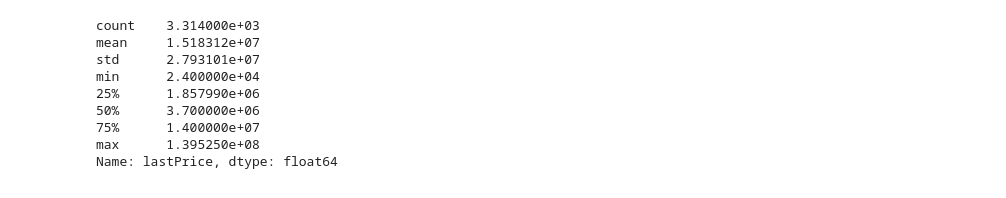
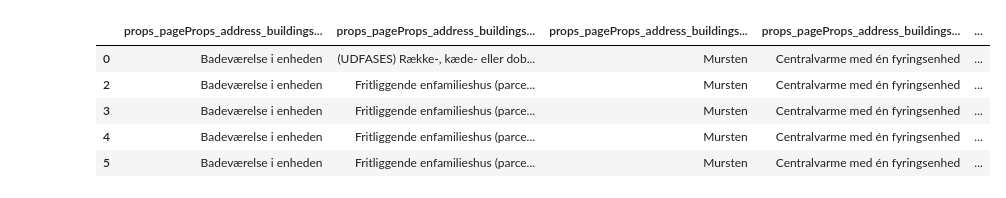
Before and after one commit to shakirmshaker/ComputationalToolsProject, a Jupyter notebook: notebooks/ShakirMaythamShaker/example.ipynb, the cells around one changed output. Cells and saved outputs as stored; diff of their text form; code cells hidden in the pictures.

Commit message:
cleaned data + k-means

```diff
--- a/notebooks/ShakirMaythamShaker/example.ipynb
+++ b/notebooks/ShakirMaythamShaker/example.ipynb
@@ -18,8 +9,0 @@ df_cleaned = df_cleaned[df_cleaned['props_pageProps_address_events_0_label'] ==
-# %%
-cols = ['props_pageProps_address_buildings_0_bathroomCondition', 'props_pageProps_address_buildings_0_buildingName',
-        'props_pageProps_address_buildings_0_externalWallMaterial', 'props_pageProps_address_buildings_0_heatingInstallation',
-        'props_pageProps_address_buildings_0_housingArea', 'props_pageProps_address_buildings_0_kitchenCondition', 'props_pageProps_address_buildings_0_numberOfFloors',
-        'props_pageProps_address_buildings_0_numberOfToilets', 'props_pageProps_address_buildings_0_roofingMaterial', 'props_pageProps_address_buildings_0_toiletCondition',
-        'props_pageProps_address_buildings_0_yearBuilt', 'props_pageProps_address_municipality_name', 'props_pageProps_address_coordinates_lat', 'props_pageProps_address_coordinates_lon',
-        'props_pageProps_address_floor', 'props_pageProps_address_municipality_numberOfSchools', 'props_pageProps_address_municipality_population', 'props_pageProps_address_events_0_at',
-        'props_pageProps_address_events_0_label', 'props_pageProps_dataLayer_virtualPagePath', 'props_pageProps_dataLayer_detailPropertyClass', 'lastPrice']
@@ -25,0 +61,2 @@ cols = ['props_pageProps_address_buildings_0_bathroomCondition', 'props_pageProp
+# %%
+concatenated_df = read_and_filter_csv_files('../../bigData')
@@ -25,0 +118,9 @@ cols = ['props_pageProps_address_buildings_0_bathroomCondition', 'props_pageProp
+# %%
+# Convert to numeric and datetime with coercion
+concatenated_df['props_pageProps_address_buildings_0_housingArea'] = pd.to_numeric(concatenated_df['props_pageProps_address_buildings_0_housingArea'], errors='coerce')
+concatenated_df['props_pageProps_address_buildings_0_numberOfFloors'] = pd.to_numeric(concatenated_df['props_pageProps_address_buildings_0_numberOfFloors'], errors='coerce', downcast='integer')
+concatenated_df['props_pageProps_address_buildings_0_numberOfToilets'] = pd.to_numeric(concatenated_df['props_pageProps_address_buildings_0_numberOfToilets'], errors='coerce', downcast='integer')
+concatenated_df['props_pageProps_address_buildings_0_yearBuilt'] = pd.to_numeric(concatenated_df['props_pageProps_address_buildings_0_yearBuilt'], errors='coerce', downcast='integer')
+concatenated_df['props_pageProps_address_coordinates_lat'] = pd.to_numeric(concatenated_df['props_pageProps_address_coordinates_lat'], errors='coerce')
+concatenated_df['props_pageProps_address_coordinates_lon'] = pd.to_numeric(concatenated_df['props_pageProps_address_coordinates_lon'], errors='coerce')
+concatenated_df['props_pageProps_address_events_0_at'] = pd.to_datetime(concatenated_df['props_pageProps_address_events_0_at'], errors='coerce')
@@ -30,9 +153,22 @@ def extract_last_price(s):
     last_price_match = re.search(r'lastPrice:(\d+)', s)
     return int(last_price_match.group(1)) if last_price_match else None
 
-df_cleaned['lastPrice'] = df_cleaned['props_pageProps_dataLayer_detailMetaData'].apply(extract_last_price)
+concatenated_df['lastPrice'] = concatenated_df['props_pageProps_dataLayer_detailMetaData'].apply(extract_last_price)
+concatenated_df['sqm_price'] = concatenated_df['lastPrice'] / concatenated_df['props_pageProps_address_buildings_0_housingArea']
 
-df_cleaned['sqm_price'] = df_cleaned['lastPrice'] / df_cleaned['props_pageProps_address_buildings_0_housingArea']
+concatenated_df['years_from_today'] = pd.Timestamp.now().year - concatenated_df['props_pageProps_address_events_0_at'].dt.year
 
-df_cleaned = df_cleaned[cols]
+concatenated_df.drop('props_pageProps_dataLayer_detailMetaData', axis=1, inplace=True)
+
+# Consider fill with mean and mode
+concatenated_df = concatenated_df.dropna(how='any')
+# %%
+concatenated_df.head()
+# %% [output]
+|  | props_pageProps_address_buildings... | props_pageProps_address_buildings... | props_pageProps_address_buildings... | props_pageProps_address_buildings... | ... |
+| 0 | Badeværelse i enheden | (UDFASES) Række-, kæde- eller dob... | Mursten | Centralvarme med én fyringsenhed | ... |
+| 2 | Badeværelse i enheden | Fritliggende enfamilieshus (parce... | Mursten | Centralvarme med én fyringsenhed | ... |
+| 3 | Badeværelse i enheden | Fritliggende enfamilieshus (parce... | Mursten | Centralvarme med én fyringsenhed | ... |
+| 4 | Badeværelse i enheden | Fritliggende enfamilieshus (parce... | Mursten | Centralvarme med én fyringsenhed | ... |
+| 5 | Badeværelse i enheden | Fritliggende enfamilieshus (parce... | Mursten | Centralvarme med én fyringsenhed | ... |
 # %%
@@ -40,12 +175,0 @@ df_cleaned.to_csv('../../data/testClean.csv', index = False)
-# %%
-df_cleaned['lastPrice'].describe()
-# %% [output]
-count    3.314000e+03
-mean     1.518312e+07
-std      2.793101e+07
-min      2.400000e+04
-25%      1.857990e+06
-50%      3.700000e+06
-75%      1.400000e+07
-max      1.395250e+08
-Name: lastPrice, dtype: float64
```
Also changed, not shown: parts of 13 cells of this notebook, 5 other files.
